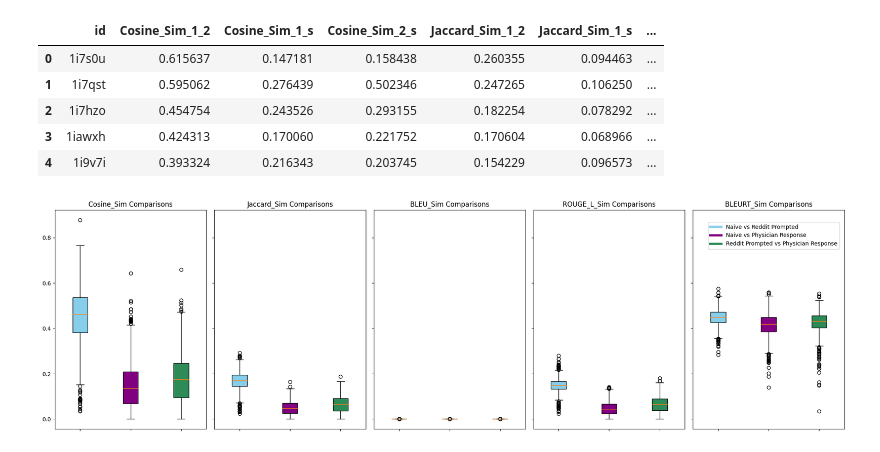
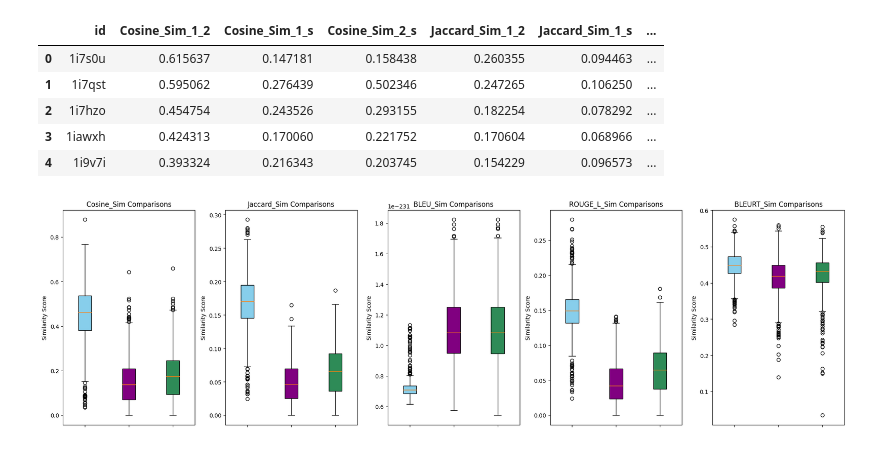
Before and after one commit to anikabansal21/NLP-Final-project, a Jupyter notebook: Final Code/final_analysis1.ipynb, the cells around one changed output. Drawn from its saved outputs; the diff is of its cells as text; code cells hidden in the pictures.

```diff
--- a/Final Code/final_analysis1.ipynb
+++ b/Final Code/final_analysis1.ipynb
@@ -132,32 +132,35 @@ similarity_results.to_csv("Final Code/NEW_final_analysis.csv", index=False)
 # %%
 import matplotlib.pyplot as plt
 
 data = pd.read_csv('Final Code/NEW_final_analysis.csv')
 metrics = ['Cosine_Sim', 'Jaccard_Sim', 'BLEU_Sim', 'ROUGE_L_Sim', 'BLEURT_Sim']
 comparisons = ['1_2', '1_s', '2_s']
 legend_labels = ['Naive vs Reddit Prompted', 'Naive vs Physician Response', 'Reddit Prompted vs Physician Response']
-# Set up the boxplot with specific colors for each box, add a legend, and remove x-axis labels
-fig, axes = plt.subplots(nrows=1, ncols=5, figsize=(20, 6), sharey=True)
+colors = ['skyblue', 'purple', 'seagreen']
 
-# Create a boxplot for each metric with specified colors, add a legend, and remove x-axis labels
+# Set up the boxplot with specific colors for each box, add a legend, and ensure each plot has its own y-axis labels
+fig, axes = plt.subplots(nrows=1, ncols=5, figsize=(20, 6))
+
+# Create a boxplot for each metric with specified colors, add a legend, and ensure y-axis labels
 for i, metric in enumerate(metrics):
     # Prepare data and colors for each comparison type for the current metric
     metric_data = [data[f"{metric}_{comp}"] for comp in comparisons]
     bplot = axes[i].boxplot(metric_data, patch_artist=True)
 
     # Apply colors to each box
     for patch, color in zip(bplot['boxes'], colors):
         patch.set_facecolor(color)
 
     axes[i].set_title(f'{metric} Comparisons')
     axes[i].set_xticklabels([])  # Remove x-axis labels
+    axes[i].set_ylabel('Similarity Score')  # Add y-axis labels
 
 # Add a custom legend to the figure
-legend_patches = [plt.Line2D([0], [0], color=color, lw=4, label=label) for color, label in zip(colors, legend_labels)]
-fig.legend(handles=legend_patches, loc='upper right', bbox_to_anchor=(1, 0.9))
+# legend_patches = [plt.Line2D([0], [0], color=color, lw=4, label=label) for color, label in zip(colors, legend_labels)]
+# fig.legend(handles=legend_patches, loc='upper right', bbox_to_anchor=(1, 0.9))
 
 # Adjust layout and display the boxplots with legend
-plt.tight_layout(rect=[0, 0, 1.01, 1])  # Adjust the right margin to fit the legend
+plt.tight_layout(rect=[0, 0, 1, 1])  # Adjust the right margin to fit the legend
 plt.show()
 # %% [output]
-[figure, old version]
+[figure, new version]
```
Also changed, not shown: 13 other files.
